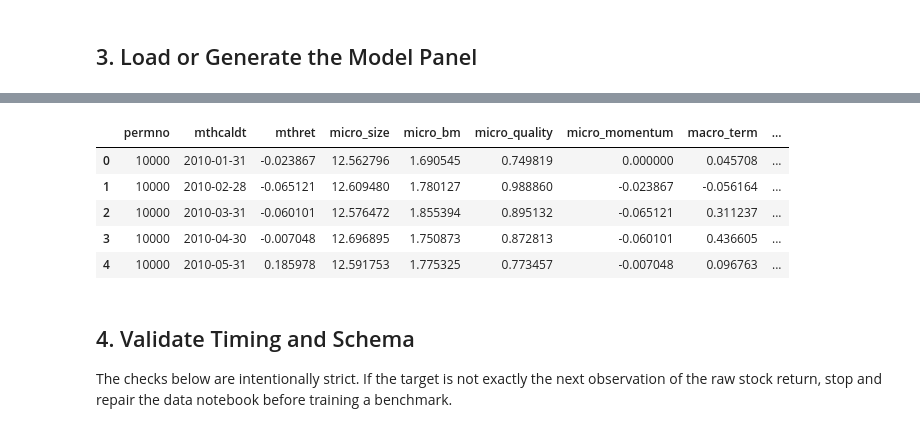
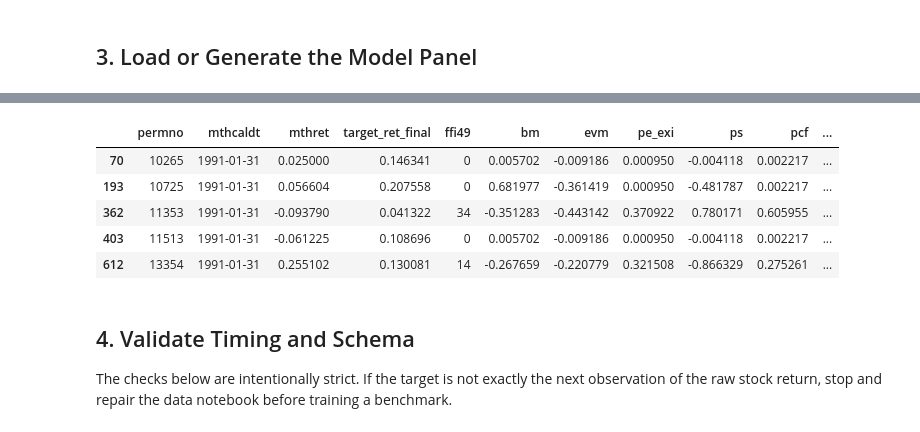
Before and after one commit to damonuc/PricingTailRisk_MDN, a Jupyter notebook: 2Baseline_model.ipynb, the cells around one changed output, grey strips where cells are left out. Saved outputs shown, nothing was run; the diff lists cells and outputs as text; code cells hidden in the pictures.

```diff
--- a/2Baseline_model.ipynb
+++ b/2Baseline_model.ipynb
@@ -196,19 +348,66 @@ def make_synthetic_panel(n_stocks: int = 60, n_months: int = 84, seed: int = 42)
 if USE_SYNTHETIC_DATA:
     panel_df = make_synthetic_panel(seed=SEED)
     MICRO_FEATURES = ['micro_size', 'micro_bm', 'micro_quality', 'micro_momentum']
+    RAW_SCALE_MICRO_FEATURES = MICRO_FEATURES.copy()
+    RANK_MICRO_FEATURES = []
     MACRO_FEATURES = ['macro_term', 'macro_default', 'macro_market_vol']
-    OOS_START = pd.Timestamp('2015-01-31')
-    OOS_END = panel_df[DATE_COL].max()
 else:
-    if not DATA_PATH.exists():
-        raise FileNotFoundError(f'Cleaned model panel not found: {DATA_PATH}')
-    panel_df = pd.read_parquet(DATA_PATH)
-    OOS_START = REAL_OOS_START
-    OOS_END = REAL_OOS_END or pd.to_datetime(panel_df[DATE_COL]).max()
-    if not MICRO_FEATURES or not MACRO_FEATURES:
-        raise ValueError('Fill MICRO_FEATURES and MACRO_FEATURES explicitly before the real run.')
+    for data_path in (MICRO_DATA_PATH, MACRO_DATA_PATH):
+        if not data_path.exists():
+            raise FileNotFoundError(
+                f'Missing {data_path}. On Colab, put both parquet files in {COLAB_DATA_DIR}; '
+                'on Kaggle, attach the dataset containing both files.'
+            )
+
+    micro_required = [
+        ID_COL, DATE_COL, CURRENT_RETURN_COL, TARGET_COL, 'ffi49',
+    ] + [col for col in MICRO_FEATURES if col != CURRENT_RETURN_COL]
+    macro_required = [DATE_COL] + MACRO_FEATURES
+    micro_df = pd.read_parquet(MICRO_DATA_PATH, columns=micro_required)
+    macro_df = pd.read_parquet(MACRO_DATA_PATH, columns=macro_required)
+
+    micro_df[DATE_COL] = pd.to_datetime(micro_df[DATE_COL]) + pd.offsets.MonthEnd(0)
+    macro_df[DATE_COL] = pd.to_datetime(macro_df[DATE_COL]) + pd.offsets.MonthEnd(0)
+    if micro_df.duplicated([ID_COL, DATE_COL]).any():
+        raise ValueError('micro_data contains duplicate (permno, mthcaldt) rows.')
+    if macro_df[DATE_COL].duplicated().any():
+        raise ValueError('MacroFactor_McCracken contains duplicate months.')
+
+    # Monthly cross-sectional ranks use only information available in formation month t.
+    ranked = micro_df.groupby(DATE_COL)[RANK_MICRO_FEATURES].rank(pct=True) * 2.0 - 1.0
+    micro_df[RANK_MICRO_FEATURES] = ranked.fillna(0.0).to_numpy()
+    panel_df = micro_df.merge(
+        macro_df, on=DATE_COL, how='left', validate='many_to_one'
+    )
 
 FEATURE_COLS = MICRO_FEATURES + MACRO_FEATURES
+if TARGET_COL in FEATURE_COLS:
+    raise AssertionError(f'{TARGET_COL} must be a label only, never a feature.')
+if len(FEATURE_COLS) != len(set(FEATURE_COLS)):
+    raise AssertionError('Duplicate feature names found.')
+
+panel_df = panel_df.sort_values([DATE_COL, ID_COL]).reset_index(drop=True)
+if RUN_MODE == 'quick' and not USE_SYNTHETIC_DATA:
+    rng = np.random.default_rng(SEED)
+    stock_ids = np.sort(panel_df[ID_COL].dropna().unique())
+    selected_ids = rng.choice(
+        stock_ids, size=min(QUICK_MAX_STOCKS, len(stock_ids)), replace=False
+    )
+    panel_df = panel_df.loc[panel_df[ID_COL].isin(selected_ids)].copy()
+
+available_dates = pd.DatetimeIndex(sorted(pd.to_datetime(panel_df[DATE_COL]).unique()))
+if USE_SYNTHETIC_DATA:
+    OOS_START = pd.Timestamp('2015-01-31')
+else:
+    inferred_position = INITIAL_TRAIN_MONTHS + VALIDATION_MONTHS
+    if inferred_position >= len(available_dates):
+        raise ValueError('Not enough months for the requested train/validation design.')
+    OOS_START = REAL_OOS_START or pd.Timestamp(available_dates[inferred_position])
+OOS_END = REAL_OOS_END or pd.Timestamp(available_dates[-1])
+if RUN_MODE == 'quick':
+    quick_dates = available_dates[available_dates >= OOS_START][:QUICK_OOS_MONTHS]
+    if len(quick_dates):
+        OOS_END = min(pd.Timestamp(OOS_END), pd.Timestamp(quick_dates[-1]))
 print('Panel shape:', panel_df.shape)
 print('Date range:', panel_df[DATE_COL].min(), 'to', panel_df[DATE_COL].max())
 print('Feature count:', len(FEATURE_COLS))
@@ -220,9 +419,9 @@ Feature count: 7
-|  | permno | mthcaldt | mthret | micro_size | micro_bm | micro_quality | micro_momentum | macro_term | ... |
-| 0 | 10000 | 2010-01-31 | -0.023867 | 12.562796 | 1.690545 | 0.749819 | 0.000000 | 0.045708 | ... |
-| 1 | 10000 | 2010-02-28 | -0.065121 | 12.609480 | 1.780127 | 0.988860 | -0.023867 | -0.056164 | ... |
-| 2 | 10000 | 2010-03-31 | -0.060101 | 12.576472 | 1.855394 | 0.895132 | -0.065121 | 0.311237 | ... |
-| 3 | 10000 | 2010-04-30 | -0.007048 | 12.696895 | 1.750873 | 0.872813 | -0.060101 | 0.436605 | ... |
-| 4 | 10000 | 2010-05-31 | 0.185978 | 12.591753 | 1.775325 | 0.773457 | -0.007048 | 0.096763 | ... |
+|  | permno | mthcaldt | mthret | target_ret_final | ffi49 | bm | evm | pe_exi | ps | pcf | ... |
+| 70 | 10265 | 1991-01-31 | 0.025000 | 0.146341 | 0 | 0.005702 | -0.009186 | 0.000950 | -0.004118 | 0.002217 | ... |
+| 193 | 10725 | 1991-01-31 | 0.056604 | 0.207558 | 0 | 0.681977 | -0.361419 | 0.000950 | -0.481787 | 0.002217 | ... |
+| 362 | 11353 | 1991-01-31 | -0.093790 | 0.041322 | 34 | -0.351283 | -0.443142 | 0.370922 | 0.780171 | 0.605955 | ... |
+| 403 | 11513 | 1991-01-31 | -0.061225 | 0.108696 | 0 | 0.005702 | -0.009186 | 0.000950 | -0.004118 | 0.002217 | ... |
+| 612 | 13354 | 1991-01-31 | 0.255102 | 0.130081 | 14 | -0.267659 | -0.220779 | 0.321508 | -0.866329 | 0.275261 | ... |
 # %% [markdown]
 ## 4. Validate Timing and Schema
 
```
Also changed, not shown: parts of 15 cells of this notebook, 1 other file.
